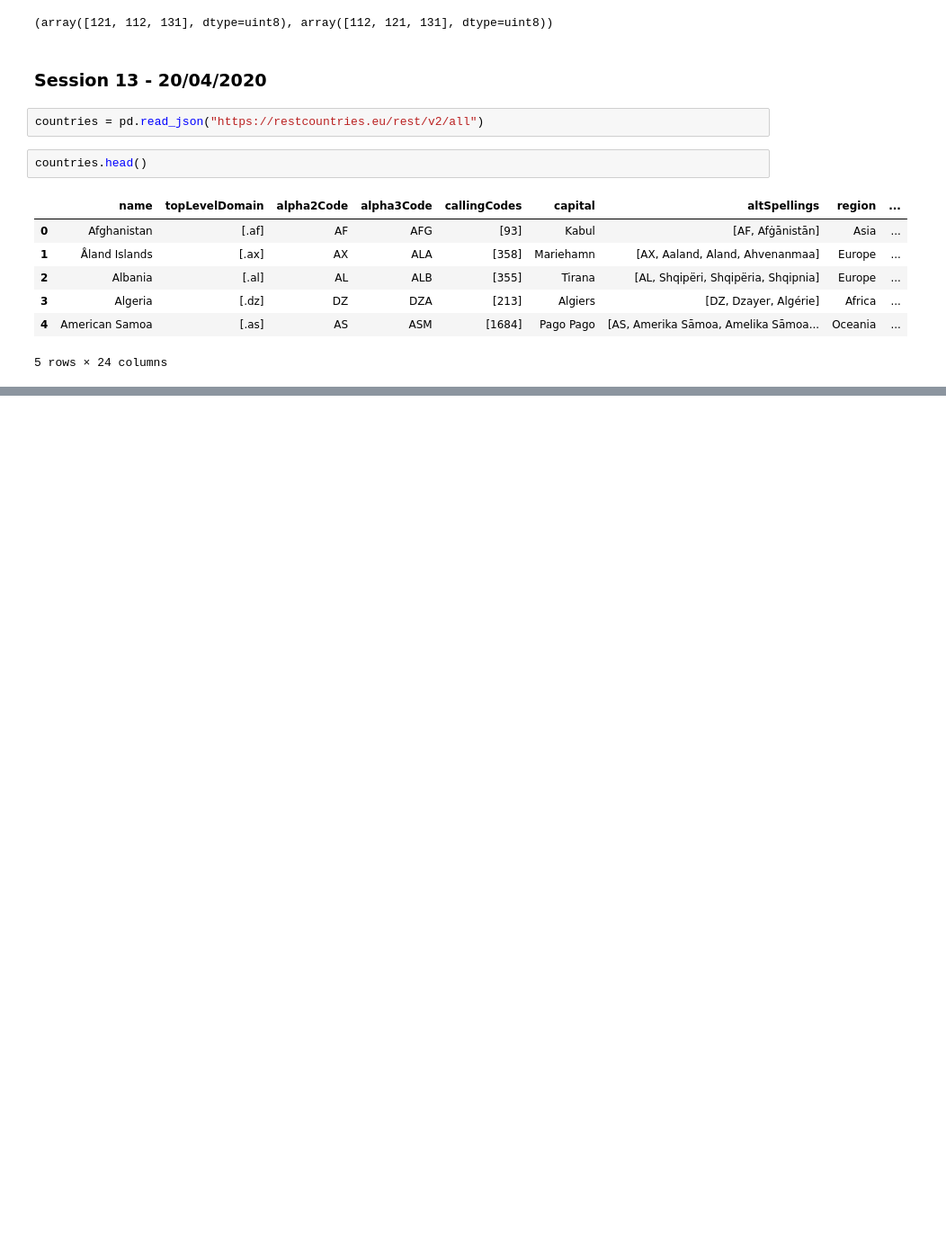
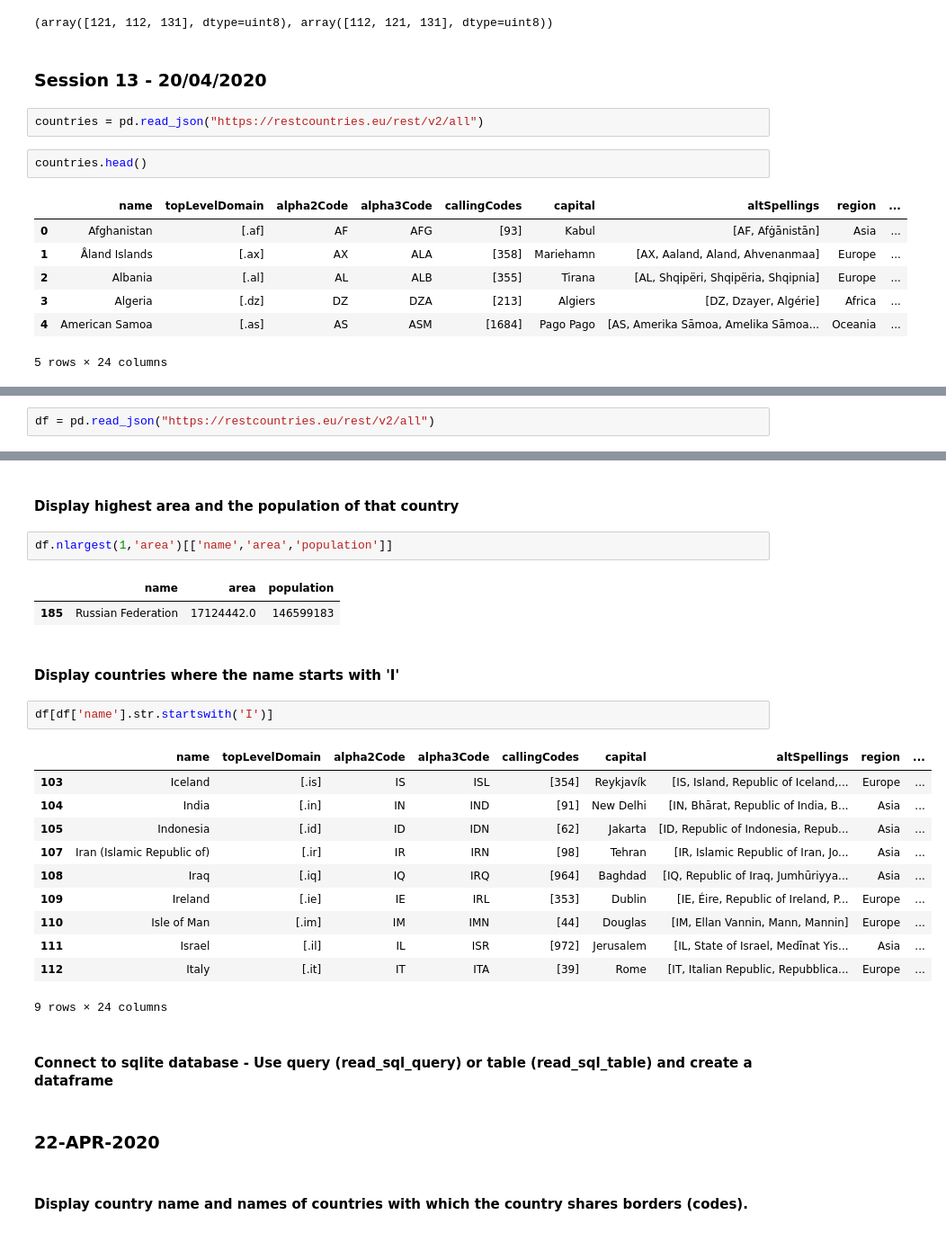
Before and after one commit to srikanthpragada/DS_06_APR_2020, a Jupyter notebook: assignments/assignments.ipynb, the cells around one changed output, grey strips where cells are left out. Shown at 90% size. Drawn from its saved outputs; the diff is of its cells as text; blank space fills up the shorter version.

```diff
--- a/assignments.ipynb
+++ b/assignments/assignments.ipynb
@@ -357,0 +362,2 @@ countries.head()
+# %%
+df = pd.read_json("https://restcountries.eu/rest/v2/all")
@@ -357,0 +435,29 @@ countries.head()
+# %% [markdown]
+#### Display highest area and the population of that country
+# %%
+df.nlargest(1,'area')[['name','area','population']]
+# %% [output]
+|  | name | area | population |
+| 185 | Russian Federation | 17124442.0 | 146599183 |
+# %% [markdown]
+#### Display countries where the name starts with 'I'
+# %%
+df[df['name'].str.startswith('I')]
+# %% [output]
+|  | name | topLevelDomain | alpha2Code | alpha3Code | callingCodes | capital | altSpellings | region | ... |
+| 103 | Iceland | [.is] | IS | ISL | [354] | Reykjavík | [IS, Island, Republic of Iceland,... | Europe | ... |
+| 104 | India | [.in] | IN | IND | [91] | New Delhi | [IN, Bhārat, Republic of India, B... | Asia | ... |
+| 105 | Indonesia | [.id] | ID | IDN | [62] | Jakarta | [ID, Republic of Indonesia, Repub... | Asia | ... |
+| 107 | Iran (Islamic Republic of) | [.ir] | IR | IRN | [98] | Tehran | [IR, Islamic Republic of Iran, Jo... | Asia | ... |
+| 108 | Iraq | [.iq] | IQ | IRQ | [964] | Baghdad | [IQ, Republic of Iraq, Jumhūriyya... | Asia | ... |
+| 109 | Ireland | [.ie] | IE | IRL | [353] | Dublin | [IE, Éire, Republic of Ireland, P... | Europe | ... |
+| 110 | Isle of Man | [.im] | IM | IMN | [44] | Douglas | [IM, Ellan Vannin, Mann, Mannin] | Europe | ... |
+| 111 | Israel | [.il] | IL | ISR | [972] | Jerusalem | [IL, State of Israel, Medīnat Yis... | Asia | ... |
+| 112 | Italy | [.it] | IT | ITA | [39] | Rome | [IT, Italian Republic, Repubblica... | Europe | ... |
+9 rows × 24 columns
+# %% [markdown]
+#### Connect to sqlite database - Use query (read_sql_query) or table (read_sql_table) and create a dataframe
+# %% [markdown]
+### 22-APR-2020
+# %% [markdown]
+#### Display country name and names of countries with which the country shares borders (codes).
```
Also changed, not shown: parts of 63 cells of this notebook, 6 other files.
